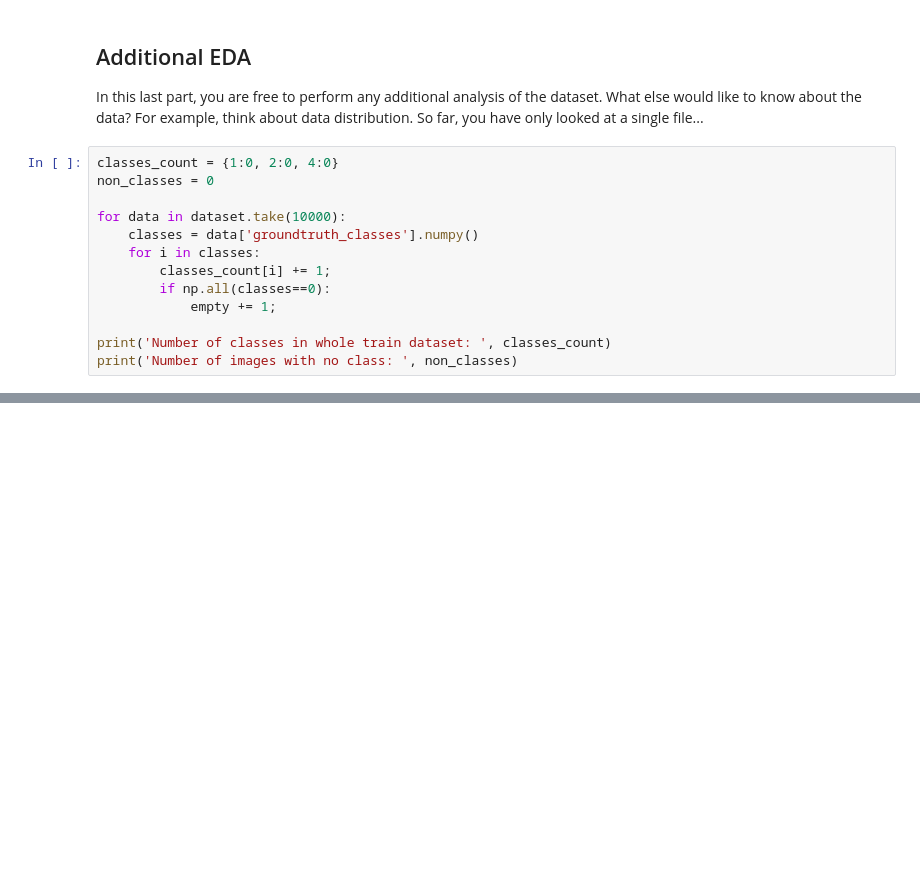
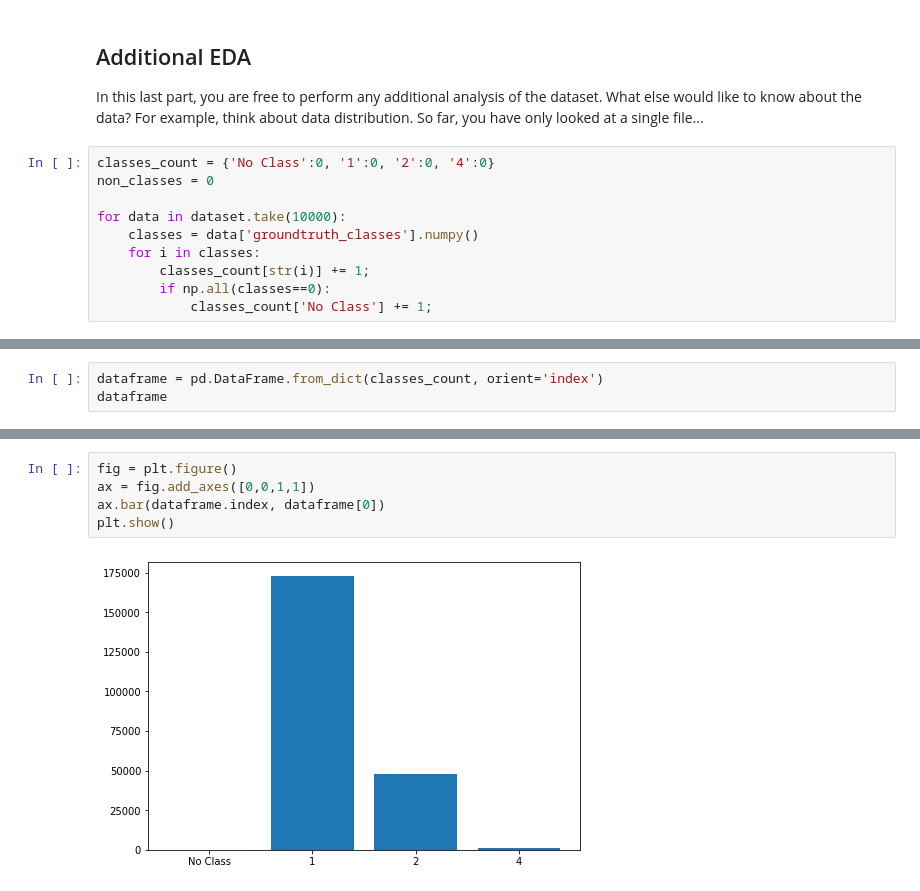
Before and after one commit to maulikkhunt19/object_detection, a Jupyter notebook: Exploratory Data Analysis.ipynb, the cells around one changed output, grey strips where cells are left out. Cells and saved outputs as stored; diff of their text form; blank space fills up the shorter version.

Commit message:
Modify the Data Analysis with addition of class distribution graph

```diff
--- a/Exploratory Data Analysis.ipynb
+++ b/Exploratory Data Analysis.ipynb
@@ -80,15 +74,12 @@ for data in dataset.take(10):
 In this last part, you are free to perform any additional analysis of the dataset. What else would like to know about the data?
 For example, think about data distribution. So far, you have only looked at a single file...
 # %%
-classes_count = {1:0, 2:0, 4:0}
+classes_count = {'No Class':0, '1':0, '2':0, '4':0}
 non_classes = 0
 
 for data in dataset.take(10000):
     classes = data['groundtruth_classes'].numpy()
     for i in classes:
-        classes_count[i] += 1;
+        classes_count[str(i)] += 1;
         if np.all(classes==0):
-            empty += 1;
-
-print('Number of classes in whole train dataset: ', classes_count)
-print('Number of images with no class: ', non_classes)
+            classes_count['No Class'] += 1;
@@ -97,0 +86,3 @@ Number of images with no class:  0
+# %%
+dataframe = pd.DataFrame.from_dict(classes_count, orient='index')
+dataframe
@@ -97,0 +103,7 @@ Number of images with no class:  0
+# %%
+fig = plt.figure()
+ax = fig.add_axes([0,0,1,1])
+ax.bar(dataframe.index, dataframe[0])
+plt.show()
+# %% [output]
+[figure, added]
```
Also changed, not shown: parts of 5 cells of this notebook.
